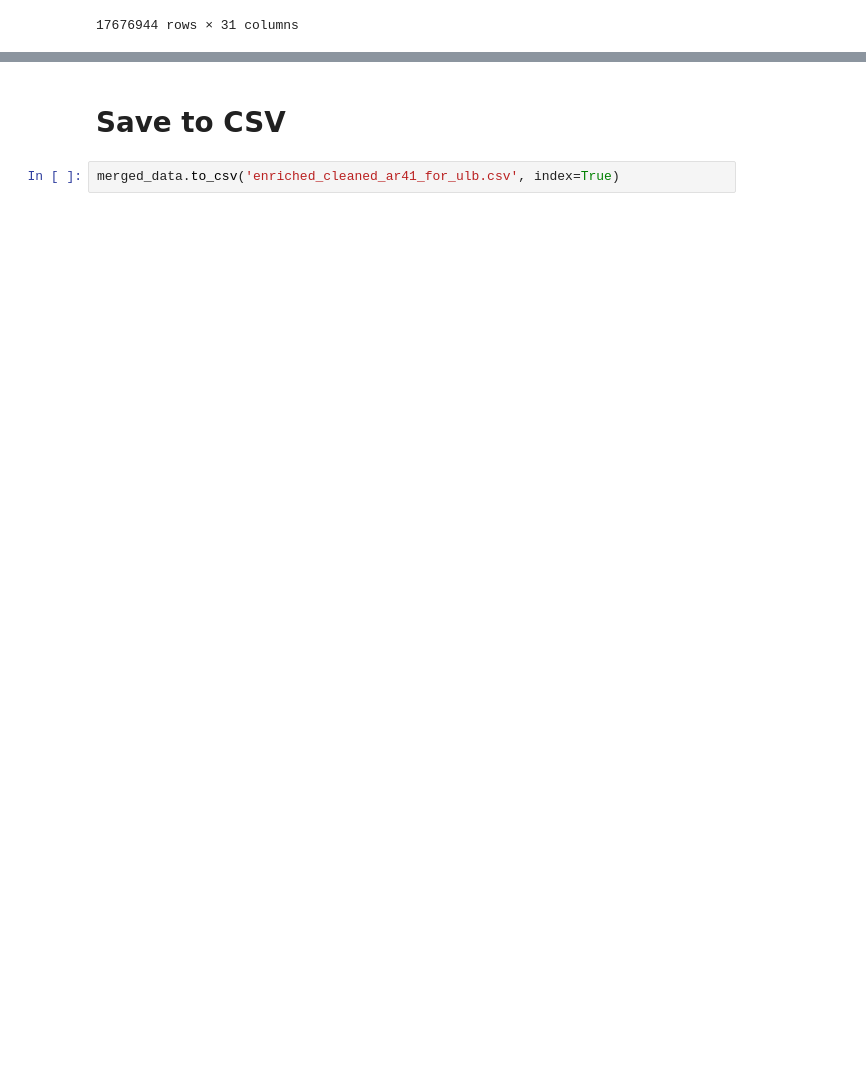
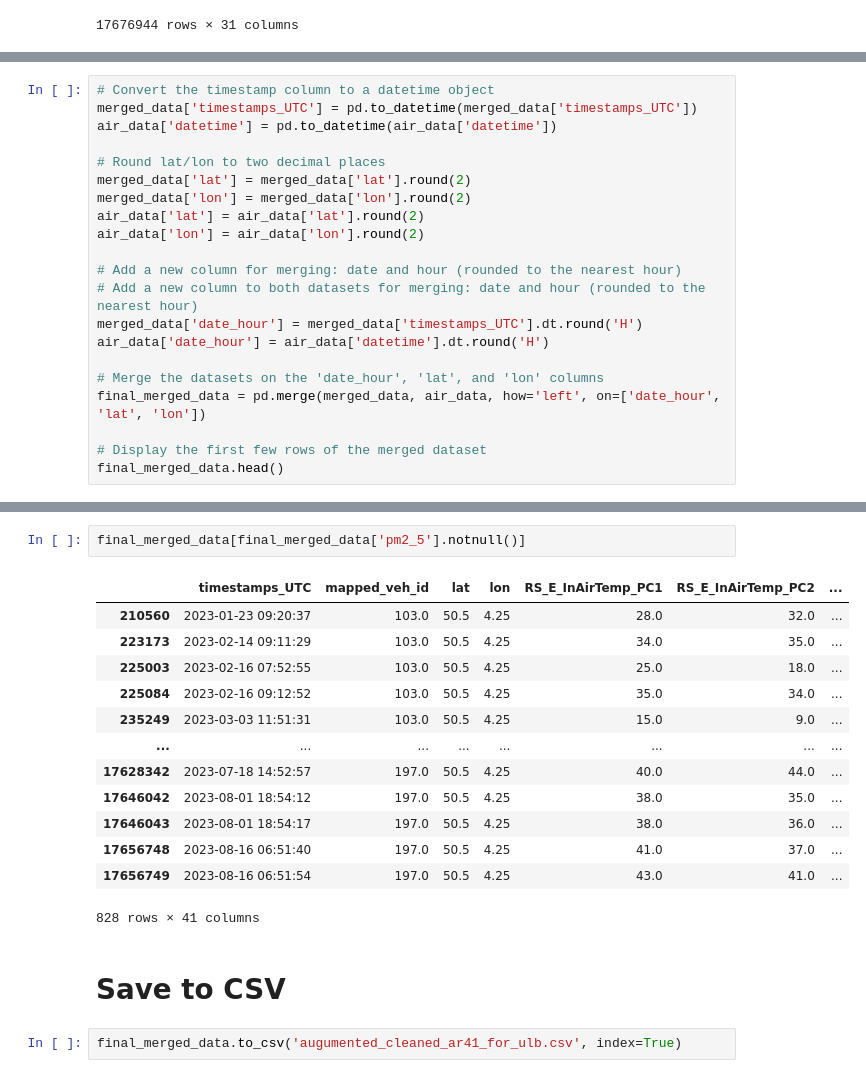
Before and after one commit to yutao-data/Data_Mining_SNCB, a Jupyter notebook: notebooks/sncb-data-augumentation.ipynb, the cells around one changed output, grey strips where cells are left out. Cells and saved outputs as stored; diff of their text form; blank space fills up the shorter version.

```diff
--- a/notebooks/sncb-data-augumentation.ipynb
+++ b/notebooks/sncb-data-augumentation.ipynb
@@ -401,0 +505,21 @@ merged_data[merged_data['temp'].notnull()]
+# %%
+# Convert the timestamp column to a datetime object
+merged_data['timestamps_UTC'] = pd.to_datetime(merged_data['timestamps_UTC'])
+air_data['datetime'] = pd.to_datetime(air_data['datetime'])
+
+# Round lat/lon to two decimal places
+merged_data['lat'] = merged_data['lat'].round(2)
+merged_data['lon'] = merged_data['lon'].round(2)
+air_data['lat'] = air_data['lat'].round(2)
+air_data['lon'] = air_data['lon'].round(2)
+
+# Add a new column for merging: date and hour (rounded to the nearest hour)
+# Add a new column to both datasets for merging: date and hour (rounded to the nearest hour)
+merged_data['date_hour'] = merged_data['timestamps_UTC'].dt.round('H')
+air_data['date_hour'] = air_data['datetime'].dt.round('H')
+
+# Merge the datasets on the 'date_hour', 'lat', and 'lon' columns
+final_merged_data = pd.merge(merged_data, air_data, how='left', on=['date_hour', 'lat', 'lon'])
+
+# Display the first few rows of the merged dataset
+final_merged_data.head()
@@ -402,4 +550,20 @@ merged_data[merged_data['temp'].notnull()]
+# %%
+final_merged_data[final_merged_data['pm2_5'].notnull()]
+# %% [output]
+|  | timestamps_UTC | mapped_veh_id | lat | lon | RS_E_InAirTemp_PC1 | RS_E_InAirTemp_PC2 | ... |
+| 210560 | 2023-01-23 09:20:37 | 103.0 | 50.5 | 4.25 | 28.0 | 32.0 | ... |
+| 223173 | 2023-02-14 09:11:29 | 103.0 | 50.5 | 4.25 | 34.0 | 35.0 | ... |
+| 225003 | 2023-02-16 07:52:55 | 103.0 | 50.5 | 4.25 | 25.0 | 18.0 | ... |
+| 225084 | 2023-02-16 09:12:52 | 103.0 | 50.5 | 4.25 | 35.0 | 34.0 | ... |
+| 235249 | 2023-03-03 11:51:31 | 103.0 | 50.5 | 4.25 | 15.0 | 9.0 | ... |
+| ... | ... | ... | ... | ... | ... | ... | ... |
+| 17628342 | 2023-07-18 14:52:57 | 197.0 | 50.5 | 4.25 | 40.0 | 44.0 | ... |
+| 17646042 | 2023-08-01 18:54:12 | 197.0 | 50.5 | 4.25 | 38.0 | 35.0 | ... |
+| 17646043 | 2023-08-01 18:54:17 | 197.0 | 50.5 | 4.25 | 38.0 | 36.0 | ... |
+| 17656748 | 2023-08-16 06:51:40 | 197.0 | 50.5 | 4.25 | 41.0 | 37.0 | ... |
+| 17656749 | 2023-08-16 06:51:54 | 197.0 | 50.5 | 4.25 | 43.0 | 41.0 | ... |
+828 rows × 41 columns
 # %% [markdown]
 # Save to CSV
 # %%
-merged_data.to_csv('enriched_cleaned_ar41_for_ulb.csv', index=True)
+final_merged_data.to_csv('augumented_cleaned_ar41_for_ulb.csv', index=True)
```
Also changed, not shown: parts of 8 cells of this notebook.
